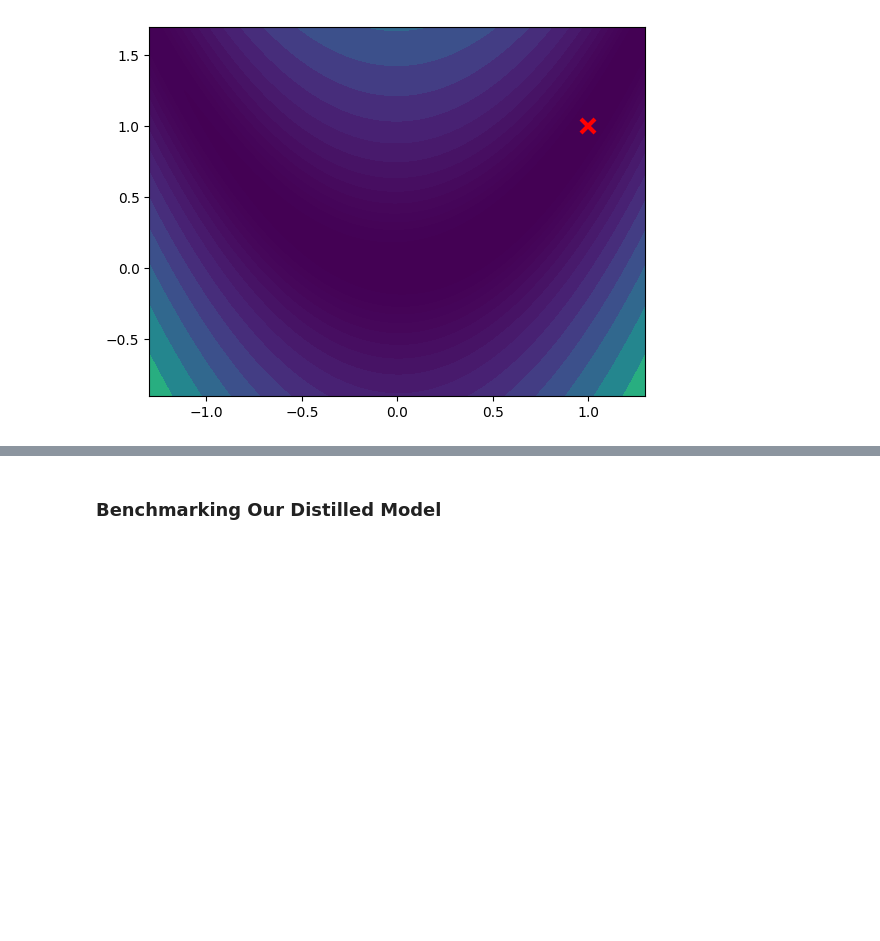
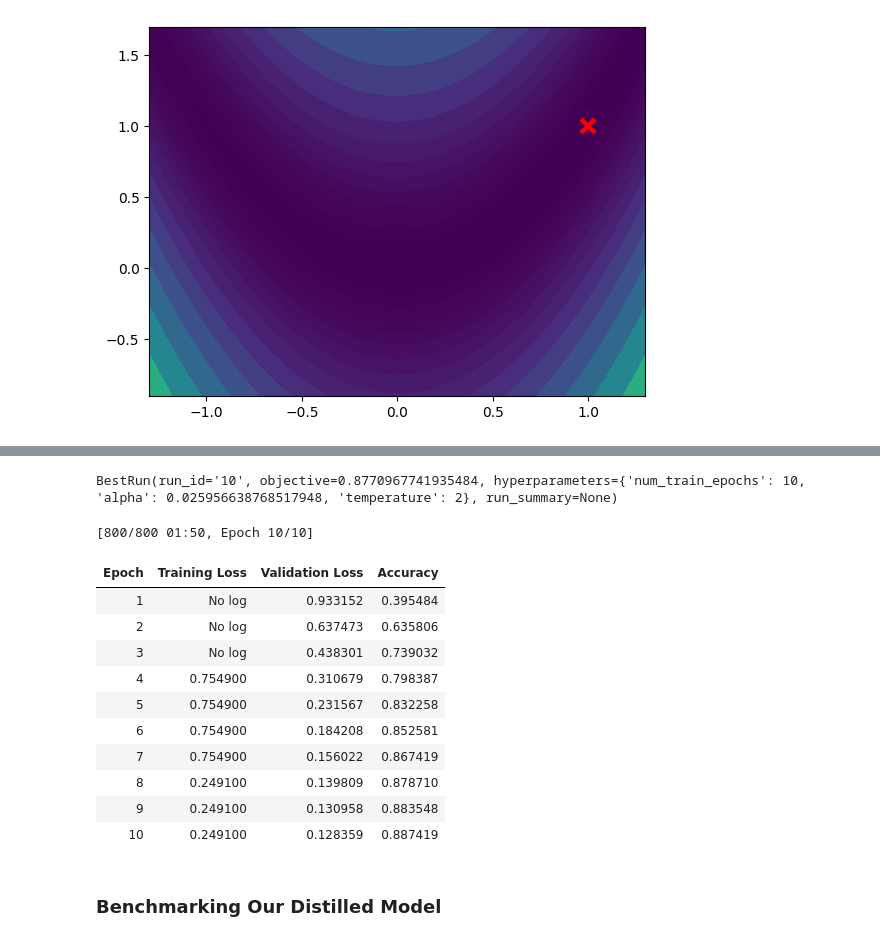
Before and after one commit to RyotaBannai/nlp-with-transformers, a Jupyter notebook: 08_model-compression.ipynb, the cells around one changed output, grey strips where cells are left out. Saved outputs shown, nothing was run; the diff lists cells and outputs as text; code cells hidden in the pictures; blank space fills up the shorter version.

```diff
--- a/08_model-compression.ipynb
+++ b/08_model-compression.ipynb
@@ -440,6 +440,6 @@ def hp_space(trial):
         "alpha": trial.suggest_float("alpha", 0, 1),
         "temperature": trial.suggest_int("temperature", 2, 20)}
 # %%
-# #hide_output
-# best_run = distilbert_trainer.hyperparameter_search(
-#     n_trials=20, direction="maximize", hp_space=hp_space)
+#hide_output
+best_run = distilbert_trainer.hyperparameter_search(
+    n_trials=20, direction="maximize", hp_space=hp_space)
@@ -448,19 +491,36 @@ def hp_space(trial):
+# %%
+print(best_run)
+# %% [output]
+BestRun(run_id='10', objective=0.8770967741935484, hyperparameters={'num_train_epochs': 10, 'alpha': 0.025956638768517948, 'temperature': 2}, run_summary=None)
 # %%
-# #hide_output
-# for k,v in best_run.hyperparameters.items():
-#     setattr(student_training_args, k, v)
+#hide_output
+for k,v in best_run.hyperparameters.items():
+    setattr(student_training_args, k, v)
 
-# # Define a new repository to store our distilled model
-# distilled_ckpt = "distilbert-base-uncased-distilled-clinc"
-# student_training_args.output_dir = distilled_ckpt
+# Define a new repository to store our distilled model
+distilled_ckpt = "distilbert-base-uncased-distilled-clinc"
+student_training_args.output_dir = distilled_ckpt
 
-# # Create a new Trainer with optimal parameters
-# distil_trainer = DistillationTrainer(model_init=student_init,
-#     teacher_model=teacher_model, args=student_training_args,
-#     train_dataset=clinc_enc['train'], eval_dataset=clinc_enc['validation'],
-#     compute_metrics=compute_metrics, tokenizer=student_tokenizer)
+# Create a new Trainer with optimal parameters
+distil_trainer = DistillationTrainer(model_init=student_init,
+    teacher_model=teacher_model, args=student_training_args,
+    train_dataset=clinc_enc['train'], eval_dataset=clinc_enc['validation'],
+    compute_metrics=compute_metrics, tokenizer=student_tokenizer)
 
-# distil_trainer.train();
+distil_trainer.train();
+# %% [output]
+[800/800 01:50, Epoch 10/10]
+| Epoch | Training Loss | Validation Loss | Accuracy |
+| 1 | No log | 0.933152 | 0.395484 |
+| 2 | No log | 0.637473 | 0.635806 |
+| 3 | No log | 0.438301 | 0.739032 |
+| 4 | 0.754900 | 0.310679 | 0.798387 |
+| 5 | 0.754900 | 0.231567 | 0.832258 |
+| 6 | 0.754900 | 0.184208 | 0.852581 |
+| 7 | 0.754900 | 0.156022 | 0.867419 |
+| 8 | 0.249100 | 0.139809 | 0.878710 |
+| 9 | 0.249100 | 0.130958 | 0.883548 |
+| 10 | 0.249100 | 0.128359 | 0.887419 |
 # %%
 #hide_output
 # distil_trainer.push_to_hub("Training complete")
```
Also changed, not shown: parts of 16 cells of this notebook.
